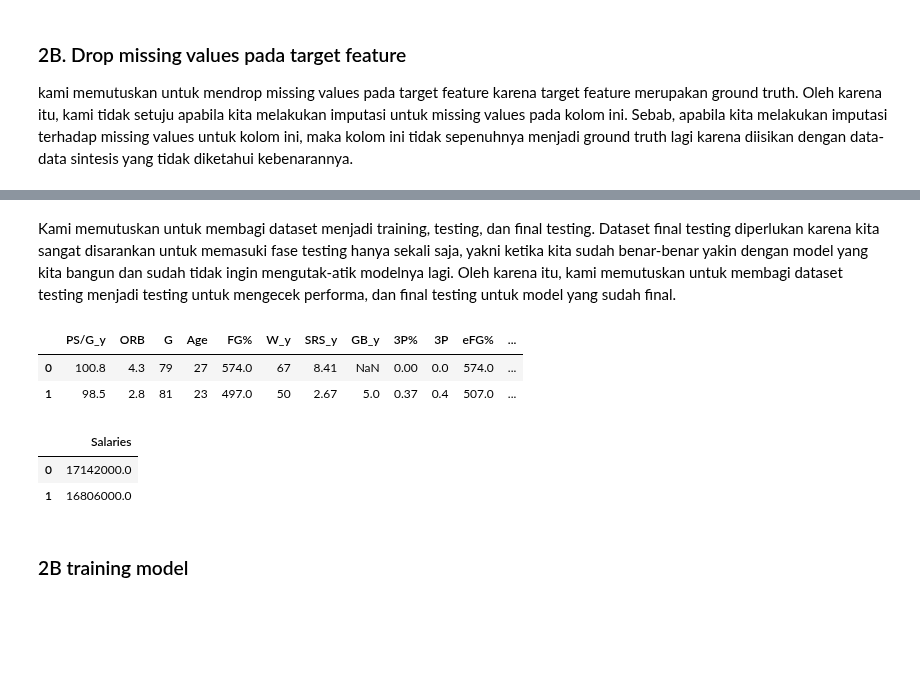
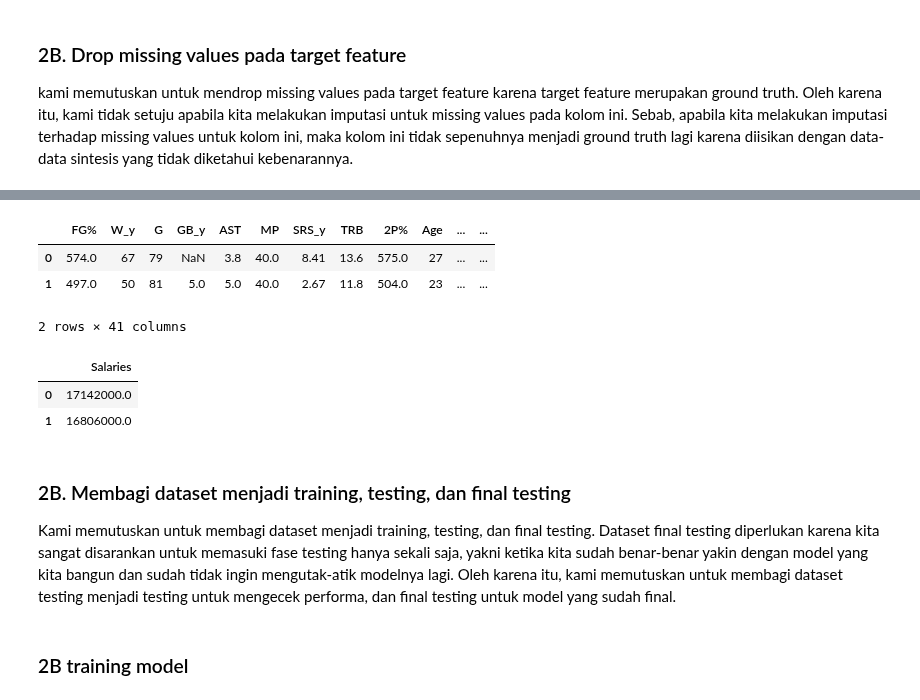
Before and after one commit to akmalgomal3/nba-kasddead, a Jupyter notebook: 2b.ipynb, the cells around one changed output, grey strips where cells are left out. Drawn from its saved outputs; the diff is of its cells as text; code cells hidden in the pictures; blank space fills up the shorter version.

```diff
--- a/2b.ipynb
+++ b/2b.ipynb
@@ -244,17 +298,20 @@ dtype: int64
+# %%
+x_2b, y_2b = combined_df.drop("Salaries", axis=1), combined_df[["Salaries"]]
+x_2b.drop("Team", axis=1, inplace=True)
+x_2b.drop("Player", axis=1, inplace=True)
+x_2b.drop("Rank", axis=1, inplace=True)
+
+display(x_2b.head(2))
+display(y_2b.head(2))
+# %% [output]
+|  | FG% | W_y | G | GB_y | AST | MP | SRS_y | TRB | 2P% | Age | ... | ... |
+| 0 | 574.0 | 67 | 79 | NaN | 3.8 | 40.0 | 8.41 | 13.6 | 575.0 | 27 | ... | ... |
+| 1 | 497.0 | 50 | 81 | 5.0 | 5.0 | 40.0 | 2.67 | 11.8 | 504.0 | 23 | ... | ... |
+2 rows × 41 columns
+|  | Salaries |
+| 0 | 17142000.0 |
+| 1 | 16806000.0 |
 # %% [markdown]
+### 2B. Membagi dataset menjadi training, testing, dan final testing
+
 Kami memutuskan untuk membagi dataset menjadi training, testing, dan final testing. Dataset final testing diperlukan karena kita sangat disarankan untuk memasuki fase testing hanya sekali saja, yakni ketika kita sudah benar-benar yakin dengan model yang kita bangun dan sudah tidak ingin mengutak-atik modelnya lagi. Oleh karena itu, kami memutuskan untuk membagi dataset testing menjadi testing untuk mengecek performa, dan final testing untuk model yang sudah final.
-# %%
-x_2b, y_2b = combined_df.drop("Salaries", axis=1), combined_df[["Salaries"]]
-x_2b.drop("Team", axis=1, inplace=True)
-x_2b.drop("Player", axis=1, inplace=True)
-# x_2b.drop("Rank", axis=1, inplace=True)
-
-display(x_2b.head(2))
-display(y_2b.head(2))
-# %% [output]
-|  | PS/G_y | ORB | G | Age | FG% | W_y | SRS_y | GB_y | 3P% | 3P | eFG% | ... |
-| 0 | 100.8 | 4.3 | 79 | 27 | 574.0 | 67 | 8.41 | NaN | 0.00 | 0.0 | 574.0 | ... |
-| 1 | 98.5 | 2.8 | 81 | 23 | 497.0 | 50 | 2.67 | 5.0 | 0.37 | 0.4 | 507.0 | ... |
-|  | Salaries |
-| 0 | 17142000.0 |
-| 1 | 16806000.0 |
```
Also changed, not shown: parts of 23 cells of this notebook, 1 other file.
